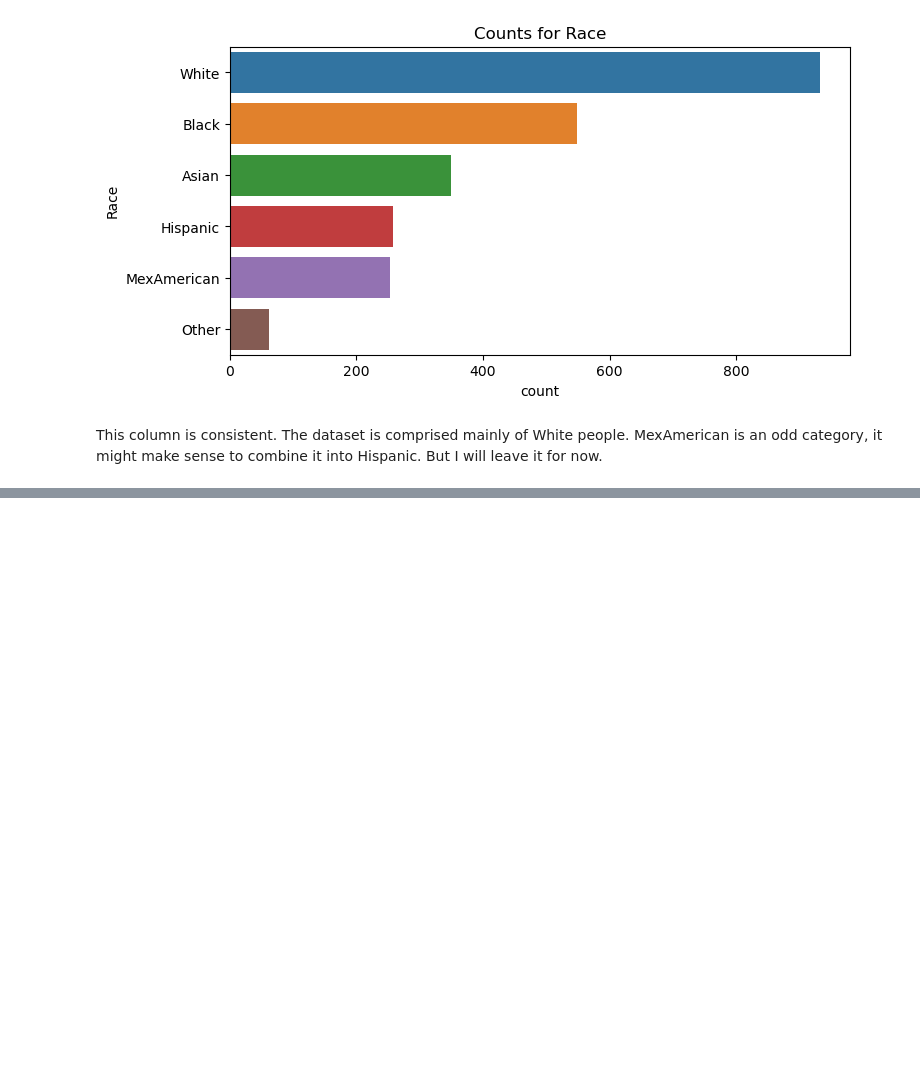
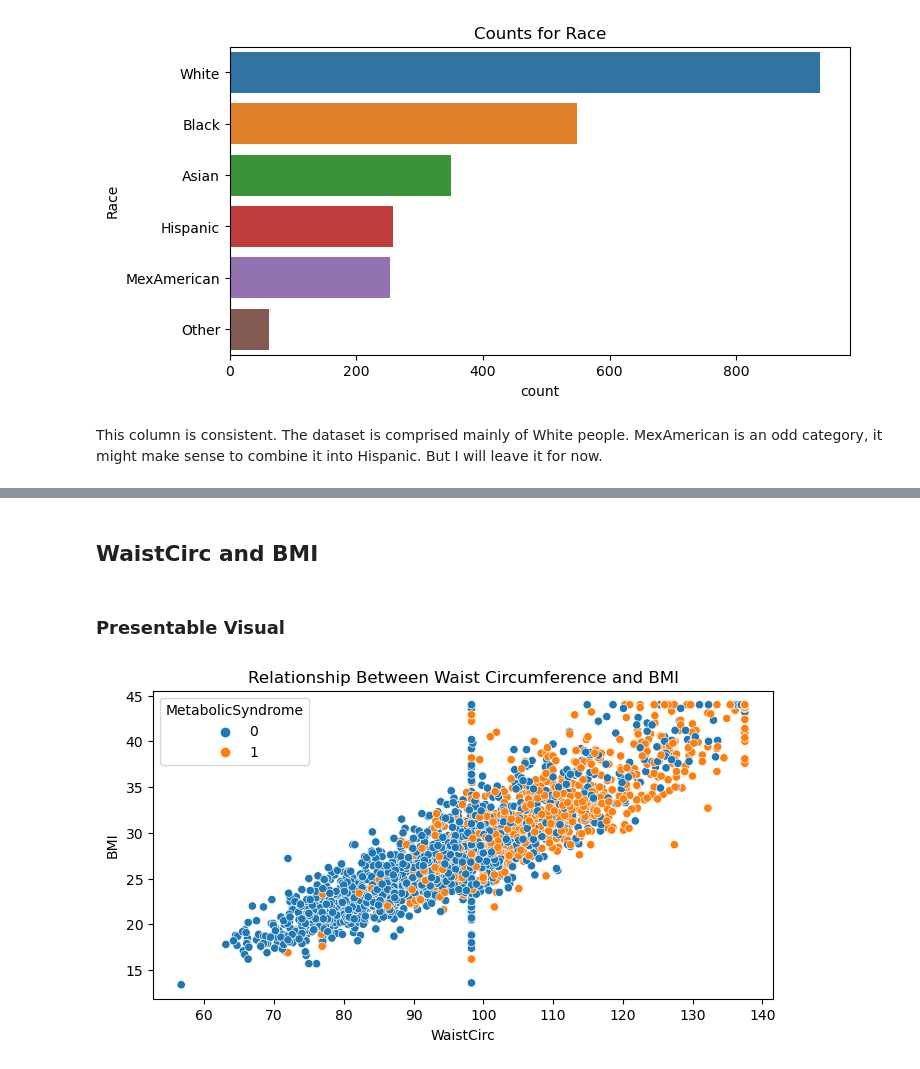
Before and after one commit to RaymondGarcia1107/Classification-Analysis, a Jupyter notebook: MetabolicSyndromeClassification.ipynb, the cells around one changed output, grey strips where cells are left out. Drawn from its saved outputs; the diff is of its cells as text; code cells hidden in the pictures; blank space fills up the shorter version.

```diff
--- a/MetabolicSyndromeClassification.ipynb
+++ b/MetabolicSyndromeClassification.ipynb
@@ -768,0 +788,10 @@ This concludes our initial Data Cleaning and Exploration!
+# %% [markdown]
+## WaistCirc and BMI
+# %% [markdown]
+### Presentable Visual
+# %%
+fig, ax = plt.subplots(figsize = (8,4))
+sns.scatterplot(data = df, x = 'WaistCirc', y = 'BMI', hue = 'MetabolicSyndrome', ax = ax)
+ax.set_title('Relationship Between Waist Circumference and BMI');
+# %% [output]
+[figure, added]
```
Also changed, not shown: parts of 36 cells of this notebook.
